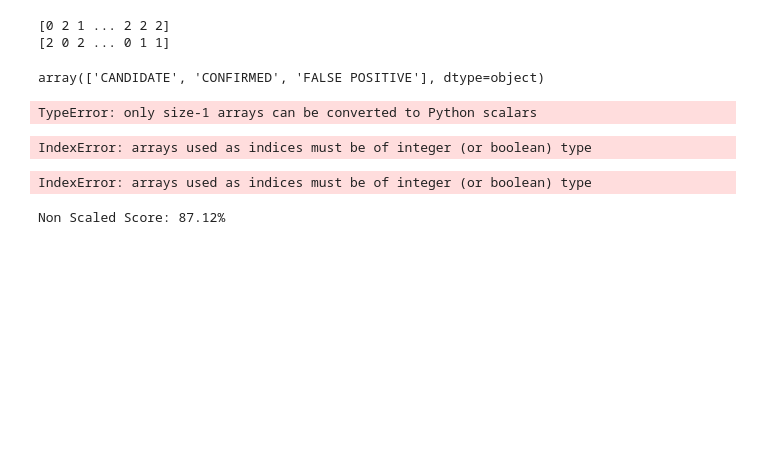
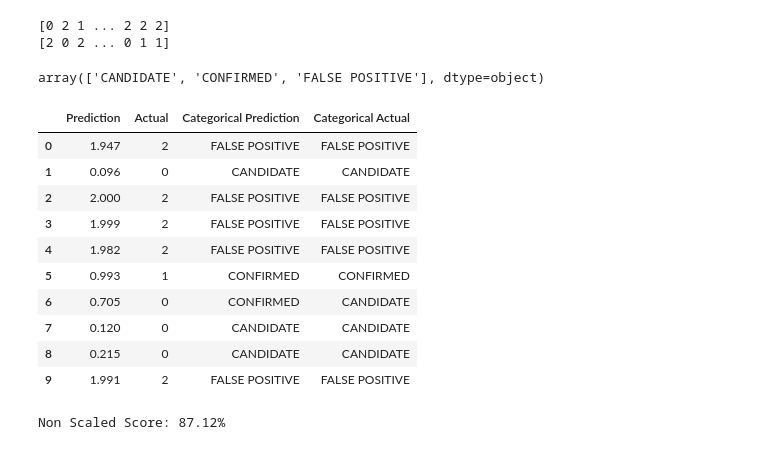
Before and after one commit to RaulMaya/Kepler-Telescope-Search, a Jupyter notebook: models/random_forest/random_forest.ipynb, the cells around one changed output. Saved outputs shown, nothing was run; the diff lists cells and outputs as text; code cells hidden in the pictures; blank space fills up the shorter version.

```diff
--- a/models/random_forest/random_forest.ipynb
+++ b/models/random_forest/random_forest.ipynb
@@ -111,19 +111,21 @@ rf.fit(X_train, encoded_y_train);
 # %%
 prediction = rf.predict(X_test)
 label_pred = np.rint(prediction)
-# %%
-list(label_pred)
-# %% [output]
-TypeError: only size-1 arrays can be converted to Python scalars
-# %%
-label_encoder.inverse_transform(label_pred)
-# %% [output]
-IndexError: arrays used as indices must be of integer (or boolean) type
 # %%
-non_scaled_df = pd.DataFrame({'Actual Prediction':prediction, 'Labeled Prediction':label_encoder.inverse_transform(np.rint(prediction)), 'Actual':encoded_y_test}).reset_index(drop=True)
+non_scaled_df = pd.DataFrame({'Prediction':prediction, 'Actual':encoded_y_test, 'Categorical Prediction':label_encoder.inverse_transform(label_pred.astype(int)), 'Categorical Actual':y_test}).reset_index(drop=True)
 non_scaled_df.head(10)
 # %% [output]
-IndexError: arrays used as indices must be of integer (or boolean) type
+|  | Prediction | Actual | Categorical Prediction | Categorical Actual |
+| 0 | 1.947 | 2 | FALSE POSITIVE | FALSE POSITIVE |
+| 1 | 0.096 | 0 | CANDIDATE | CANDIDATE |
+| 2 | 2.000 | 2 | FALSE POSITIVE | FALSE POSITIVE |
+| 3 | 1.999 | 2 | FALSE POSITIVE | FALSE POSITIVE |
+| 4 | 1.982 | 2 | FALSE POSITIVE | FALSE POSITIVE |
+| 5 | 0.993 | 1 | CONFIRMED | CONFIRMED |
+| 6 | 0.705 | 0 | CONFIRMED | CANDIDATE |
+| 7 | 0.120 | 0 | CANDIDATE | CANDIDATE |
+| 8 | 0.215 | 0 | CANDIDATE | CANDIDATE |
+| 9 | 1.991 | 2 | FALSE POSITIVE | FALSE POSITIVE |
 # %%
 print(f"Non Scaled Score: {round(rf.score(X_test, encoded_y_test)*100,2)}%")
 # %% [output]
```
Also changed, not shown: parts of 26 cells of this notebook, 4 other files.
